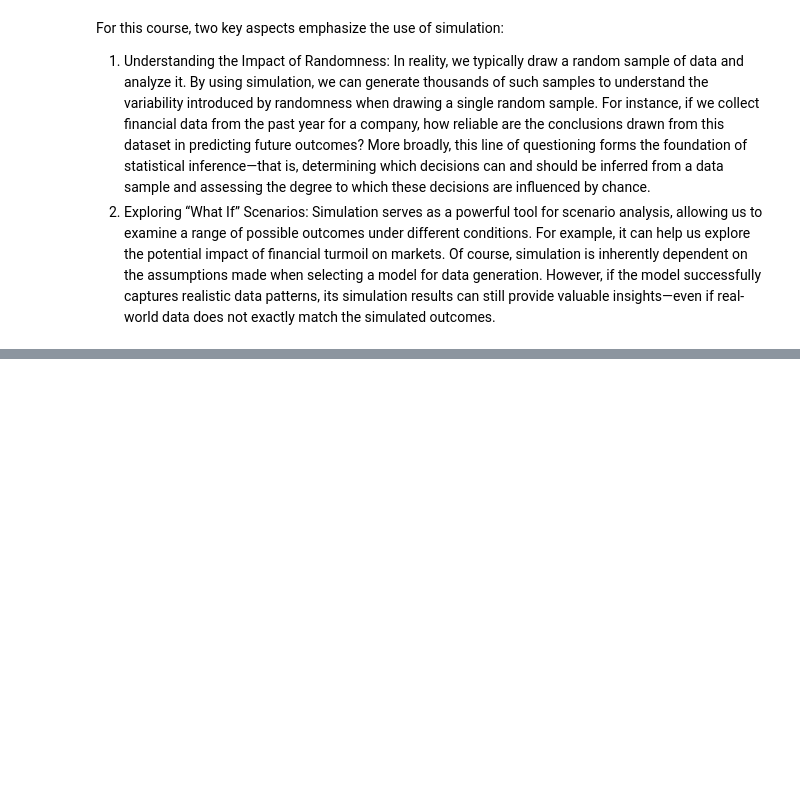
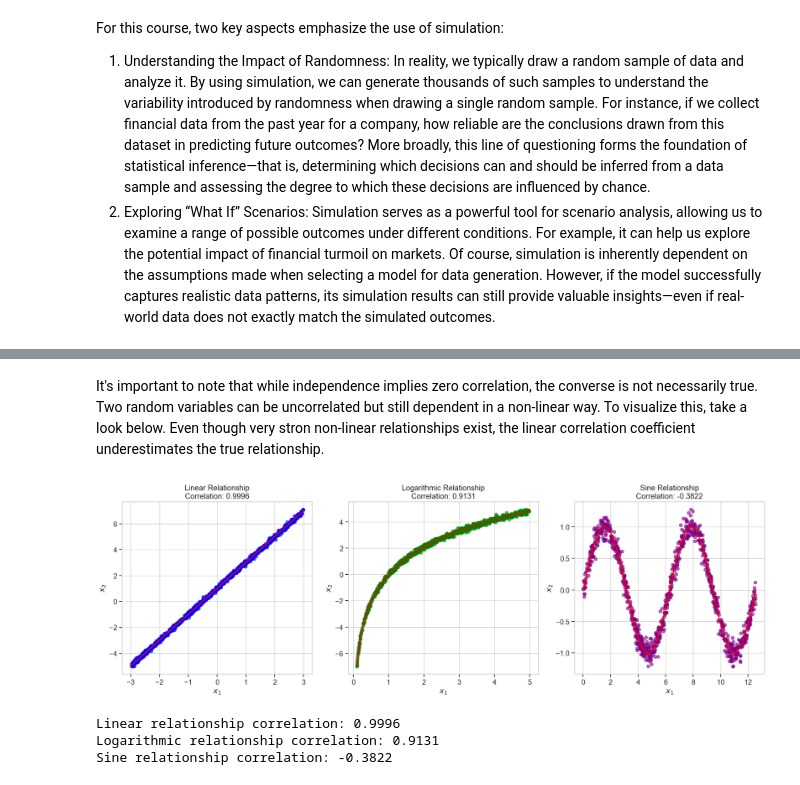
Before and after one commit to RalfKellner/fdaml_coursebook, a Jupyter notebook: coursebook/02_random_variables.ipynb, the cells around one changed output, grey strips where cells are left out. Cells and saved outputs as stored; diff of their text form; code cells hidden in the pictures; blank space fills up the shorter version.

```diff
--- a/coursebook/02_random_variables.ipynb
+++ b/coursebook/02_random_variables.ipynb
@@ -507,0 +686,76 @@ Simulation serves as a powerful tool for scenario analysis, allowing us to exami
+# %% [markdown]
+It's important to note that while independence implies zero correlation, the converse is not necessarily true. Two random variables can be uncorrelated but still dependent in a non-linear way. To visualize this, take a look below. Even though very stron non-linear relationships exist, the linear correlation coefficient underestimates the true relationship.
+# %%
+import numpy as np
+import matplotlib.pyplot as plt
+import seaborn as sns
+from scipy import stats
+
+# Set random seed for reproducibility
+np.random.seed(42)
+
+# Set plotting style
+plt.style.use('seaborn-v0_8-whitegrid')
+sns.set_context("notebook", font_scale=1.2)
+
+# Create figure with three subplots
+fig, axes = plt.subplots(1, 3, figsize=(18, 6))
+
+# 1. Linear relationship
+x_linear = np.random.uniform(-3, 3, 1000)
+y_linear = 2 * x_linear + 1 + np.random.normal(0, 0.1, 1000)  # y = 2x + 1 + noise
+corr_linear = np.corrcoef(x_linear, y_linear)[0, 1]
+
+axes[0].scatter(x_linear, y_linear, alpha=0.6, color='blue')
+axes[0].set_title(f'Linear Relationship\nCorrelation: {corr_linear:.4f}')
+axes[0].set_xlabel(r'$x_1$')
+axes[0].set_ylabel(r'$x_2$')
+
+# Add regression line
+slope, intercept, r_value, p_value, std_err = stats.linregress(x_linear, y_linear)
+x_line = np.linspace(-3, 3, 100)
+y_line = slope * x_line + intercept
+axes[0].plot(x_line, y_line, 'r-', linewidth=2)
+
+# 2. Logarithmic relationship
+x_log = np.random.uniform(0.1, 5, 1000)  # Positive values for log
+y_log = 3 * np.log(x_log) + np.random.normal(0, 0.1, 1000)  # y = 3*log(x) + noise
+corr_log = np.corrcoef(x_log, y_log)[0, 1]
+
+axes[1].scatter(x_log, y_log, alpha=0.6, color='green')
+axes[1].set_title(f'Logarithmic Relationship\nCorrelation: {corr_log:.4f}')
+axes[1].set_xlabel(r'$x_1$')
+axes[1].set_ylabel(r'$x_2$')
+
+# Add curve for the logarithmic relationship
+x_curve = np.linspace(0.1, 5, 100)
+y_curve = 3 * np.log(x_curve)
+axes[1].plot(x_curve, y_curve, 'r-', linewidth=2)
+
+# 3. Sine relationship
+x_sine = np.random.uniform(0, 4*np.pi, 1000)
+y_sine = np.sin(x_sine) + np.random.normal(0, 0.1, 1000)  # y = sin(x) + noise
+corr_sine = np.corrcoef(x_sine, y_sine)[0, 1]
+
+axes[2].scatter(x_sine, y_sine, alpha=0.6, color='purple')
+axes[2].set_title(f'Sine Relationship\nCorrelation: {corr_sine:.4f}')
+axes[2].set_xlabel(r'$x_1$')
+axes[2].set_ylabel(r'$x_2$')
+
+# Add curve for the sine relationship
+x_curve = np.linspace(0, 4*np.pi, 1000)
+y_curve = np.sin(x_curve)
+axes[2].plot(x_curve, y_curve, 'r-', linewidth=2)
+
+plt.tight_layout()
+plt.show()
+
+# Print additional information
+print(f"Linear relationship correlation: {corr_linear:.4f}")
+print(f"Logarithmic relationship correlation: {corr_log:.4f}")
+print(f"Sine relationship correlation: {corr_sine:.4f}")
+# %% [output]
+[figure, added]
+Linear relationship correlation: 0.9996
+Logarithmic relationship correlation: 0.9131
+Sine relationship correlation: -0.3822
```
Also changed, not shown: parts of 11 cells of this notebook, 2 other files.
